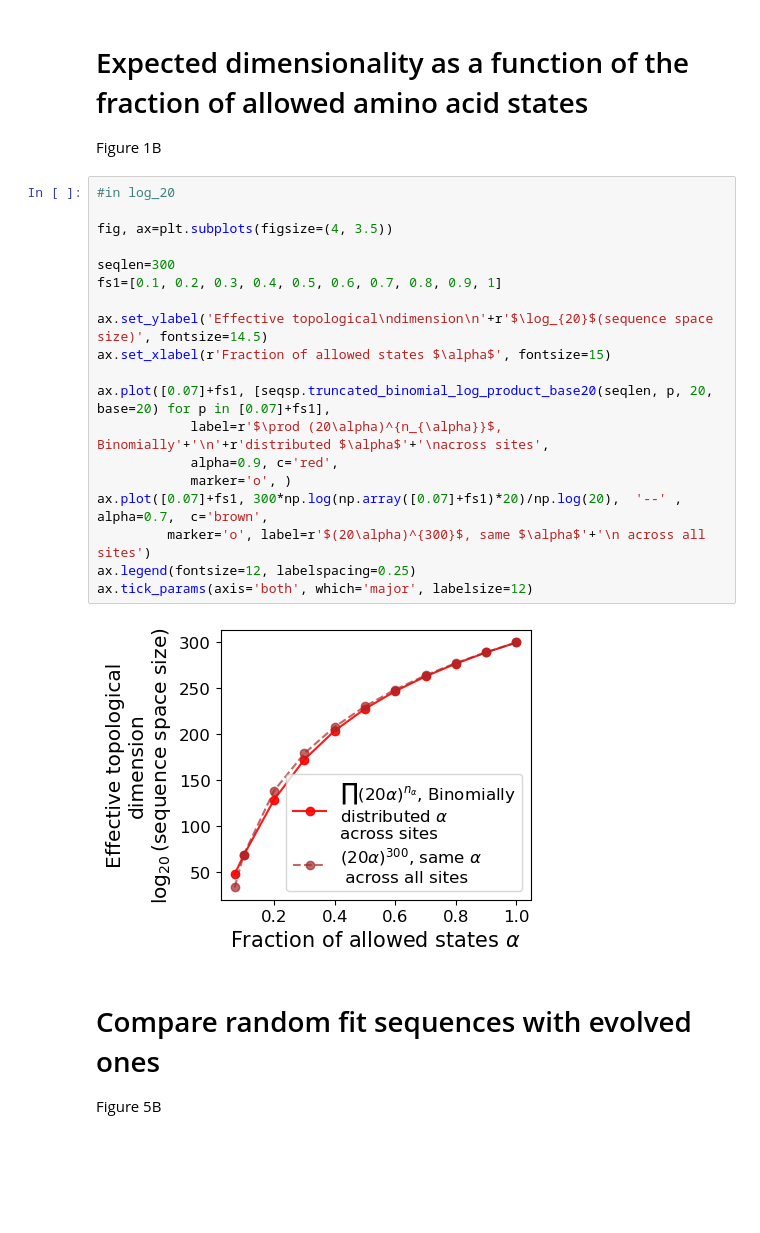
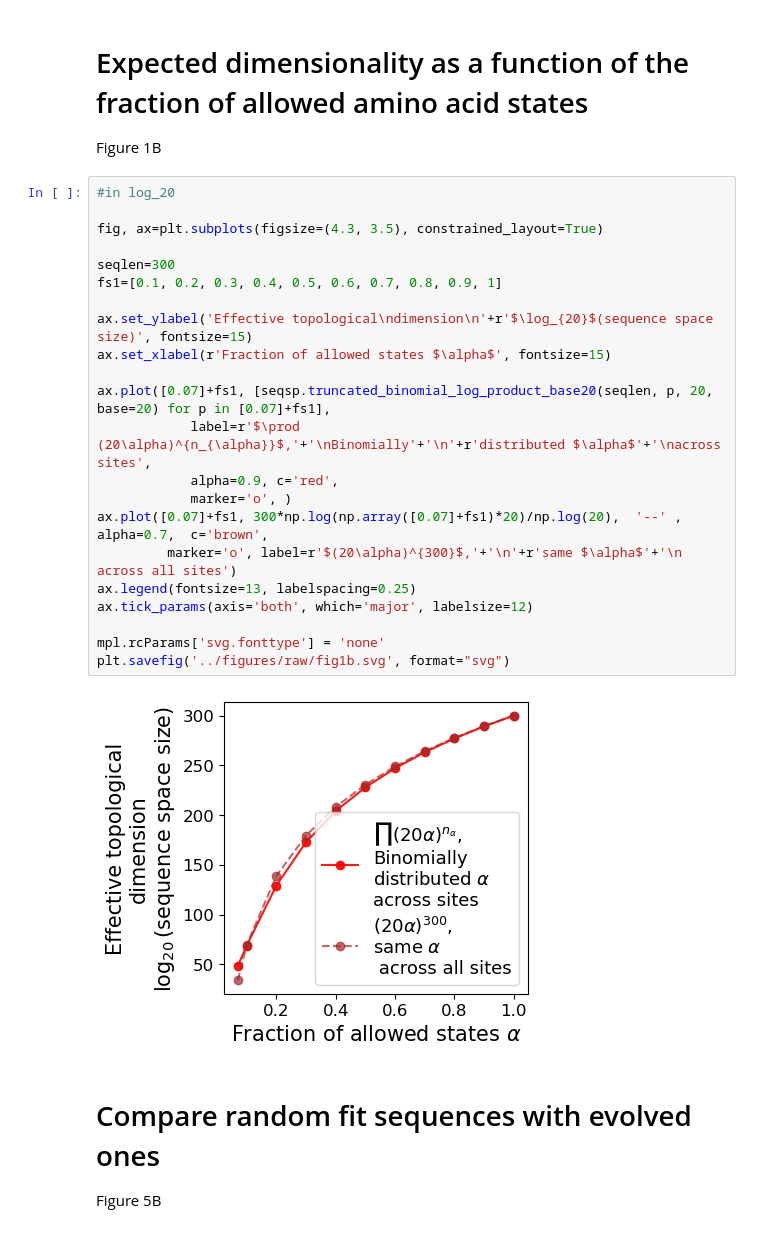
Before and after one commit to oist/sequence-space-dimension, a Jupyter notebook: notebooks/compare_dim_to_random_seq.ipynb, the cells around one changed output. Cells and saved outputs as stored; diff of their text form; blank space fills up the shorter version.

Commit message:
add remaining cogs data and figures

```diff
--- a/notebooks/compare_dim_to_random_seq.ipynb
+++ b/notebooks/compare_dim_to_random_seq.ipynb
@@ -43,24 +44,27 @@ Figure 1B
 # %%
 #in log_20
 
-fig, ax=plt.subplots(figsize=(4, 3.5))
+fig, ax=plt.subplots(figsize=(4.3, 3.5), constrained_layout=True)
 
 seqlen=300
 fs1=[0.1, 0.2, 0.3, 0.4, 0.5, 0.6, 0.7, 0.8, 0.9, 1]
 
-ax.set_ylabel('Effective topological\ndimension\n'+r'$\log_{20}$(sequence space size)', fontsize=14.5)
+ax.set_ylabel('Effective topological\ndimension\n'+r'$\log_{20}$(sequence space size)', fontsize=15)
 ax.set_xlabel(r'Fraction of allowed states $\alpha$', fontsize=15)
 
 ax.plot([0.07]+fs1, [seqsp.truncated_binomial_log_product_base20(seqlen, p, 20, base=20) for p in [0.07]+fs1],
-            label=r'$\prod (20\alpha)^{n_{\alpha}}$, Binomially'+'\n'+r'distributed $\alpha$'+'\nacross sites',
+            label=r'$\prod (20\alpha)^{n_{\alpha}}$,'+'\nBinomially'+'\n'+r'distributed $\alpha$'+'\nacross sites',
             alpha=0.9, c='red',
             marker='o', )
 ax.plot([0.07]+fs1, 300*np.log(np.array([0.07]+fs1)*20)/np.log(20),  '--' , alpha=0.7,  c='brown',
-         marker='o', label=r'$(20\alpha)^{300}$, same $\alpha$'+'\n across all sites')
-ax.legend(fontsize=12, labelspacing=0.25)
+         marker='o', label=r'$(20\alpha)^{300}$,'+'\n'+r'same $\alpha$'+'\n across all sites')
+ax.legend(fontsize=13, labelspacing=0.25)
 ax.tick_params(axis='both', which='major', labelsize=12)
+
+mpl.rcParams['svg.fonttype'] = 'none'
+plt.savefig('../figures/raw/fig1b.svg', format="svg")
 # %% [output]
-[figure, old version]
+[figure, new version]
 # %% [markdown]
 # Compare random fit sequences with evolved ones
 
```
Also changed, not shown: parts of 10 cells of this notebook, 27 other files.
